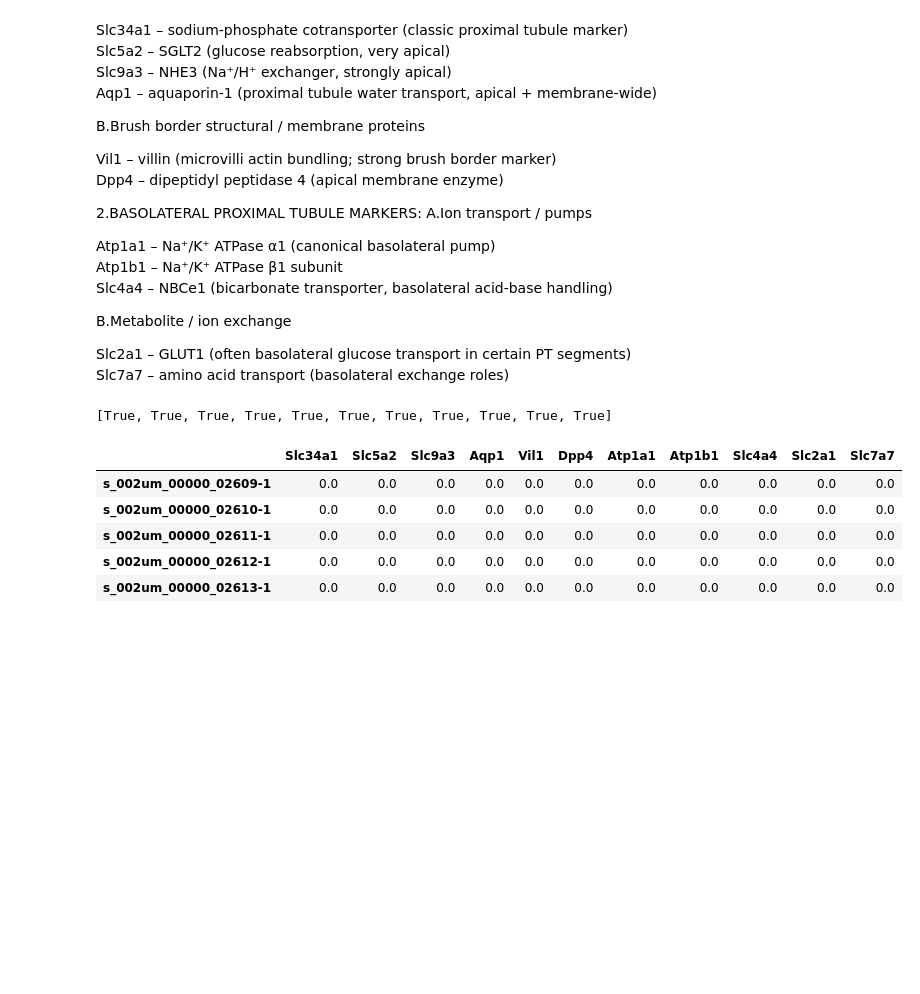
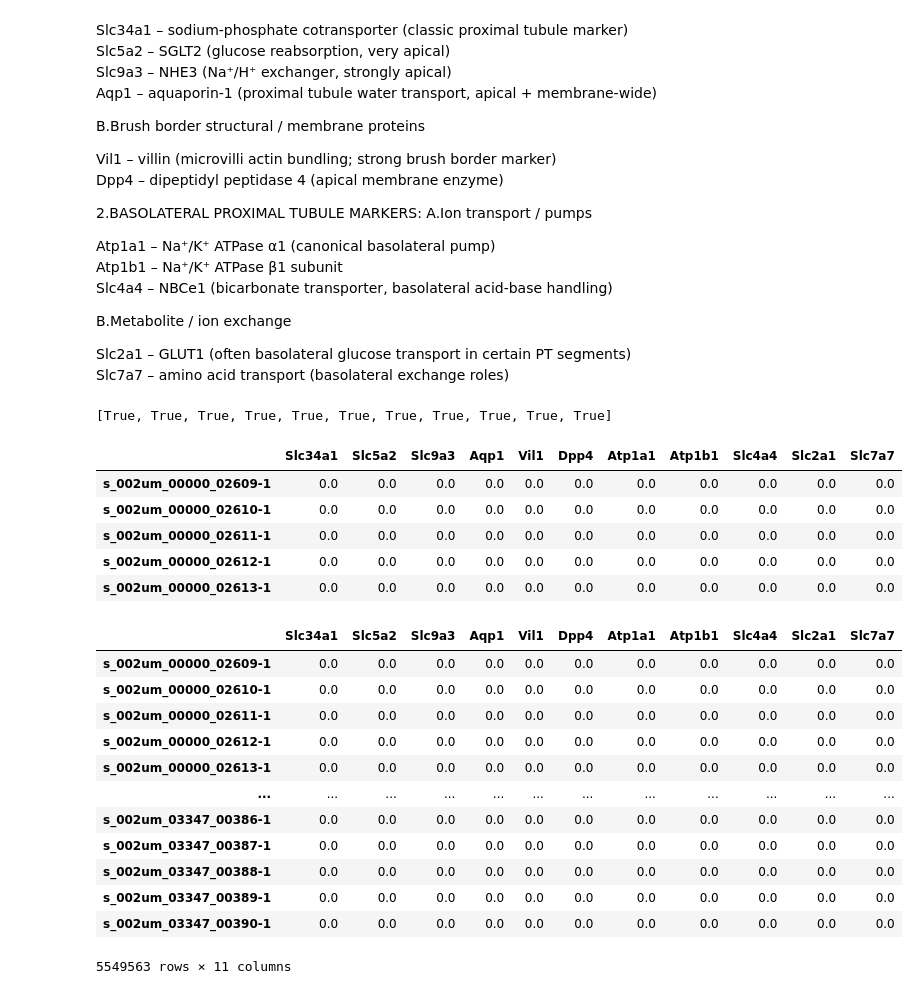
Before and after one commit to ssingh95jhu/Correlation_Kidney_Structure_Molecular_Presentation, a Jupyter notebook: Load_AnnData.ipynb, the cells around one changed output. Saved outputs shown, nothing was run; the diff lists cells and outputs as text; code cells hidden in the pictures; blank space fills up the shorter version.

```diff
--- a/Load_AnnData.ipynb
+++ b/Load_AnnData.ipynb
@@ -95,3 +100,19 @@ ctrl_poles.head()
 | s_002um_00000_02611-1 | 0.0 | 0.0 | 0.0 | 0.0 | 0.0 | 0.0 | 0.0 | 0.0 | 0.0 | 0.0 | 0.0 |
 | s_002um_00000_02612-1 | 0.0 | 0.0 | 0.0 | 0.0 | 0.0 | 0.0 | 0.0 | 0.0 | 0.0 | 0.0 | 0.0 |
 | s_002um_00000_02613-1 | 0.0 | 0.0 | 0.0 | 0.0 | 0.0 | 0.0 | 0.0 | 0.0 | 0.0 | 0.0 | 0.0 |
+# %%
+ctrl_poles
+# %% [output]
+|  | Slc34a1 | Slc5a2 | Slc9a3 | Aqp1 | Vil1 | Dpp4 | Atp1a1 | Atp1b1 | Slc4a4 | Slc2a1 | Slc7a7 |
+| s_002um_00000_02609-1 | 0.0 | 0.0 | 0.0 | 0.0 | 0.0 | 0.0 | 0.0 | 0.0 | 0.0 | 0.0 | 0.0 |
+| s_002um_00000_02610-1 | 0.0 | 0.0 | 0.0 | 0.0 | 0.0 | 0.0 | 0.0 | 0.0 | 0.0 | 0.0 | 0.0 |
+| s_002um_00000_02611-1 | 0.0 | 0.0 | 0.0 | 0.0 | 0.0 | 0.0 | 0.0 | 0.0 | 0.0 | 0.0 | 0.0 |
+| s_002um_00000_02612-1 | 0.0 | 0.0 | 0.0 | 0.0 | 0.0 | 0.0 | 0.0 | 0.0 | 0.0 | 0.0 | 0.0 |
+| s_002um_00000_02613-1 | 0.0 | 0.0 | 0.0 | 0.0 | 0.0 | 0.0 | 0.0 | 0.0 | 0.0 | 0.0 | 0.0 |
+| ... | ... | ... | ... | ... | ... | ... | ... | ... | ... | ... | ... |
+| s_002um_03347_00386-1 | 0.0 | 0.0 | 0.0 | 0.0 | 0.0 | 0.0 | 0.0 | 0.0 | 0.0 | 0.0 | 0.0 |
+| s_002um_03347_00387-1 | 0.0 | 0.0 | 0.0 | 0.0 | 0.0 | 0.0 | 0.0 | 0.0 | 0.0 | 0.0 | 0.0 |
+| s_002um_03347_00388-1 | 0.0 | 0.0 | 0.0 | 0.0 | 0.0 | 0.0 | 0.0 | 0.0 | 0.0 | 0.0 | 0.0 |
+| s_002um_03347_00389-1 | 0.0 | 0.0 | 0.0 | 0.0 | 0.0 | 0.0 | 0.0 | 0.0 | 0.0 | 0.0 | 0.0 |
+| s_002um_03347_00390-1 | 0.0 | 0.0 | 0.0 | 0.0 | 0.0 | 0.0 | 0.0 | 0.0 | 0.0 | 0.0 | 0.0 |
+5549563 rows × 11 columns
```
Also changed, not shown: parts of 3 cells of this notebook.
